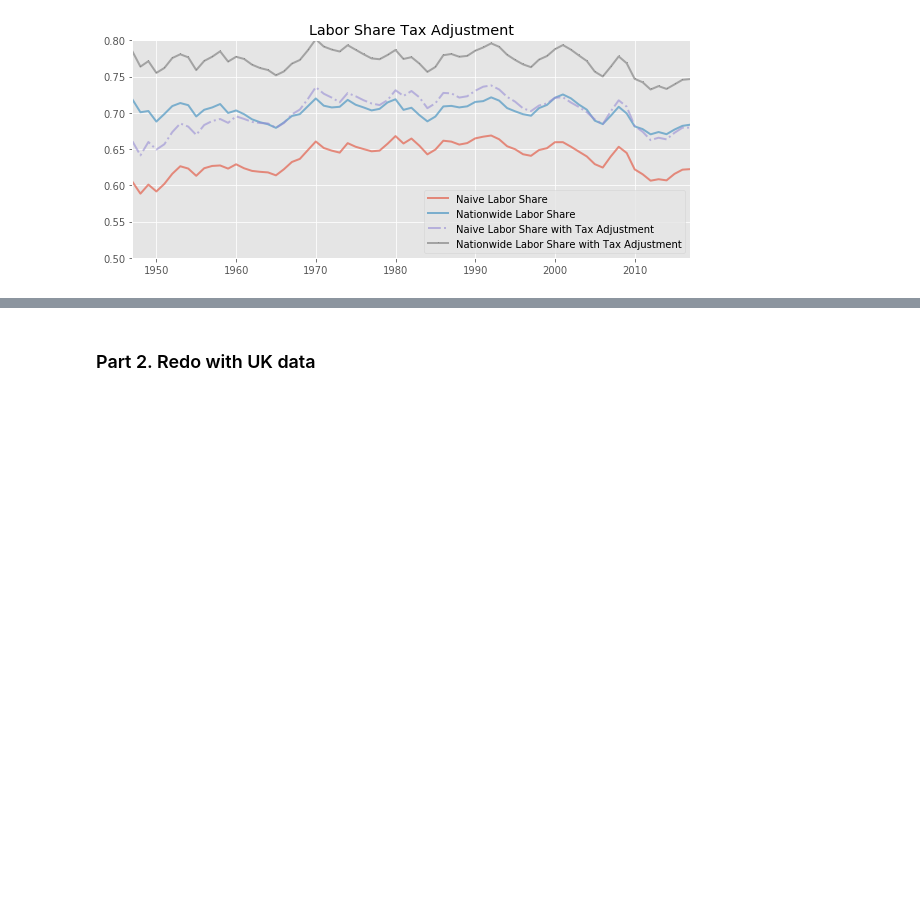
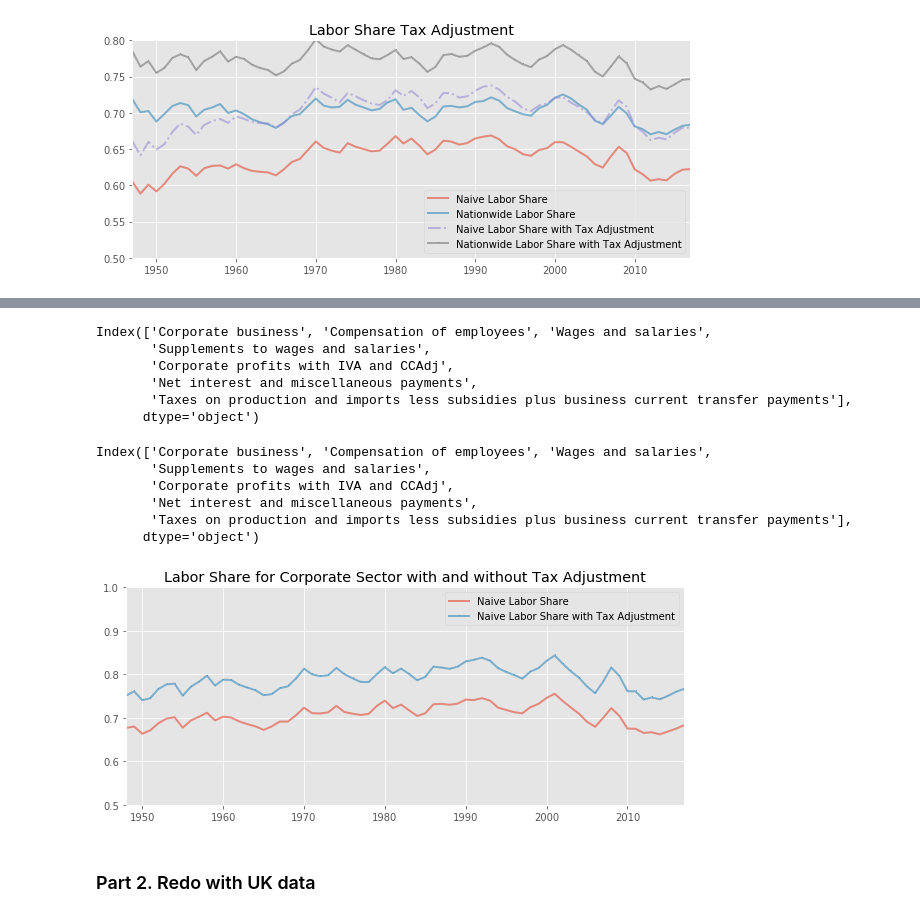
Before and after one commit to zhouweimin-econ/QuantMacro, a Jupyter notebook: PS2.ipynb, the cells around one changed output, grey strips where cells are left out. Saved outputs shown, nothing was run; the diff lists cells and outputs as text; code cells hidden in the pictures; blank space fills up the shorter version.

```diff
--- a/PS2.ipynb
+++ b/PS2.ipynb
@@ -214,3 +218,54 @@ plt.show()
+# %%
+import pandas as pd
+# if download without operating anything, use: skiprows and skipcolumns options.
+US_data0 = pd.read_excel('US2.xls',sep = ',',index_col=0, sheetname='Sheet1')
+US_data0.index
+# %% [output]
+Index(['Corporate business', 'Compensation of employees', 'Wages and salaries',
+       'Supplements to wages and salaries',
+       'Corporate profits with IVA and CCAdj',
+       'Net interest and miscellaneous payments',
+       'Taxes on production and imports less subsidies plus business current transfer payments'],
+      dtype='object')
+# %%
+US_data0 = US_data0.transpose()
+US_data0.columns
+# %% [output]
+Index(['Corporate business', 'Compensation of employees', 'Wages and salaries',
+       'Supplements to wages and salaries',
+       'Corporate profits with IVA and CCAdj',
+       'Net interest and miscellaneous payments',
+       'Taxes on production and imports less subsidies plus business current transfer payments'],
+      dtype='object')
+# %%
+Y0   = US_data0[['Corporate business']]
+CE0   = US_data0[['Compensation of employees']]
+Taxes0  = US_data0[['Taxes on production and imports less subsidies plus business current transfer payments']]
+
+
+CE0 = np.asarray(CE0, float)
+Y0 = np.asarray(Y0, float)
+Taxes0 = np.asarray(Taxes0, float)
+# %%
+# Naive Labor Share:
+LS_naive0 = CE0 / Y0
+# Labor share with tax adjustment
+tau0 = (Taxes0)/Y0
+LS_naive00 = LS_naive0 * (1/(1-tau0))
+
+Year = np.linspace(1948,2017,num=70)
+Year = np.asarray(Year)
+
+fig, ax = plt.subplots(figsize=(10,4))
+plt.ylim(0.5,1)
+plt.xlim(1948,2017)
+ax.plot(Year, LS_naive0, linewidth=2, alpha=0.6, label='Naive Labor Share')
+ax.plot(Year, LS_naive00, '-,', linewidth=2, alpha=0.6, label='Naive Labor Share with Tax Adjustment')
+plt.title('Labor Share for Corporate Sector with and without Tax Adjustment')
+ax.legend()
+plt.show()
+# %% [output]
+[figure, added]
 # %% [markdown]
 ### Part 2. Redo with UK data
 # %% [markdown]
```
Also changed, not shown: parts of 1 cell of this notebook.
